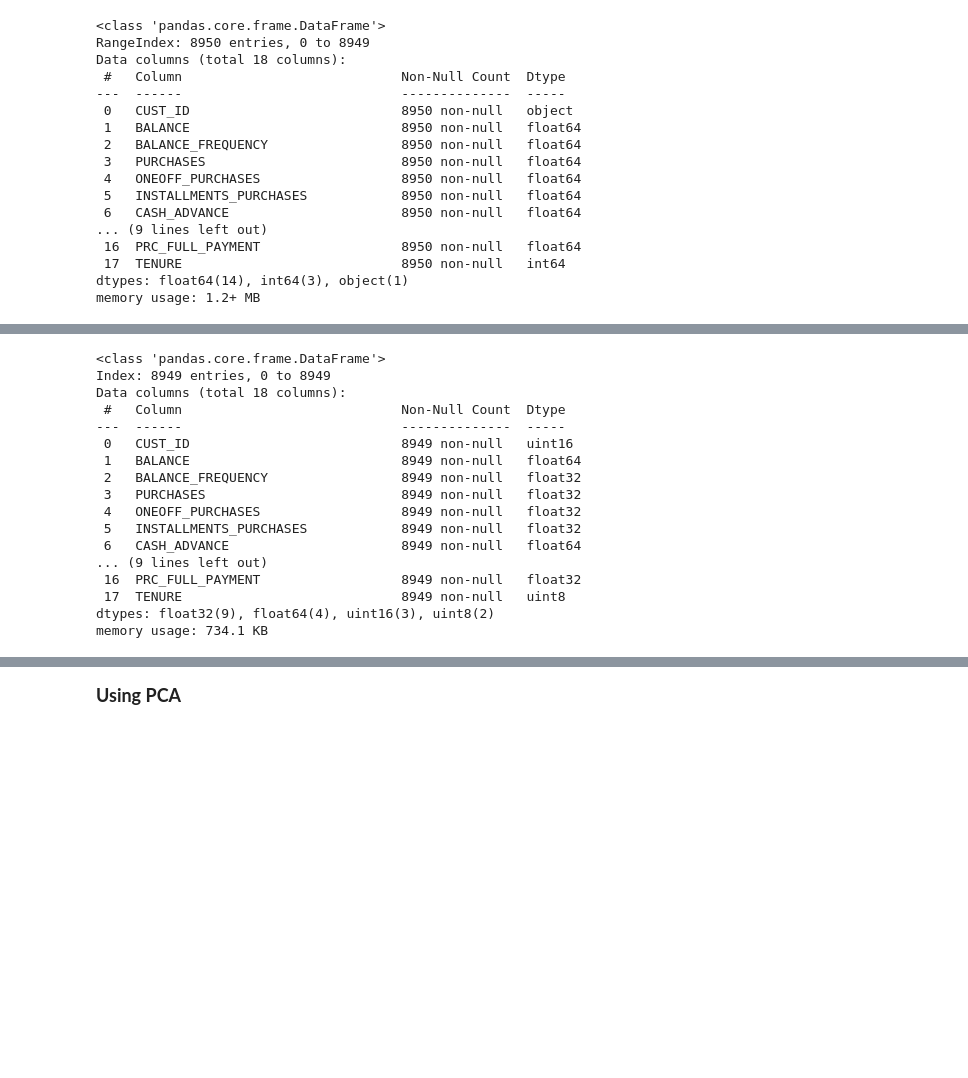
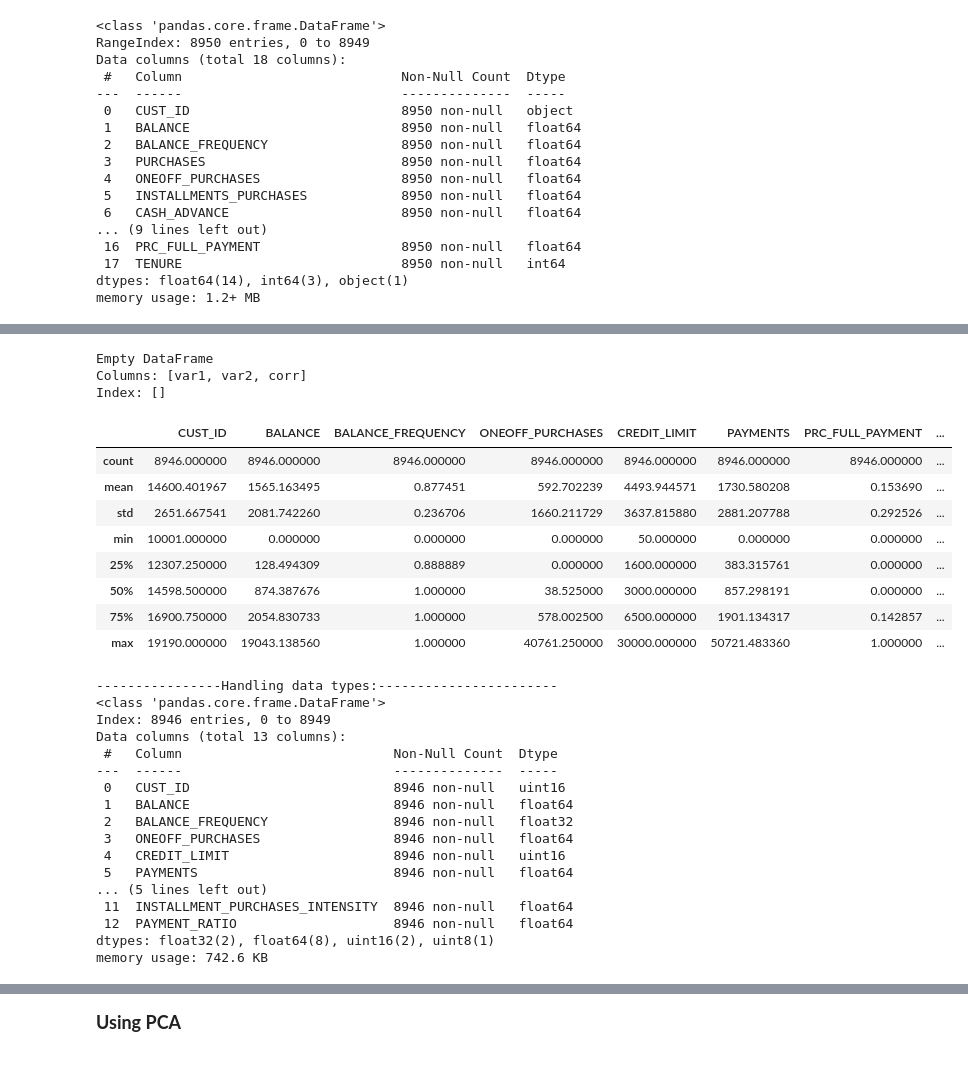
Before and after one commit to inesbchainho/ML_unsupervized_learning_26, a Jupyter notebook: Main_Notebook.ipynb, the cells around one changed output, grey strips where cells are left out. Saved outputs shown, nothing was run; the diff lists cells and outputs as text; code cells hidden in the pictures; blank space fills up the shorter version.

```diff
--- a/Main_Notebook.ipynb
+++ b/Main_Notebook.ipynb
@@ -172,0 +109,10 @@ True
+# %%
+print("----------------Incoherence Checking:-----------------------")
+print(data_droped[(data_droped["PURCHASES_TRX"] == 0) & (data_droped["PURCHASES"] != 0)][["CUST_ID", "PURCHASES"]])
+data_droped.drop(data_droped[data_droped["CUST_ID"].isin([11506, 13691, 14622])].index, inplace = True)
+print(data_droped[(data_droped["PURCHASES_TRX"] == 0) & (data_droped["PURCHASES"] != 0)])
+print(data_droped[(data_droped["CASH_ADVANCE_TRX"] == 0) & (data_droped["CASH_ADVANCE"] != 0)][["CUST_ID", "CASH_ADVANCE"]])
+print(data_droped[(data_droped["MINIMUM_PAYMENTS"] == 0)])
+print(len(data_droped[(data_droped["MINIMUM_PAYMENTS"] > data_droped["PAYMENTS"])][["CUST_ID", "PAYMENTS", "MINIMUM_PAYMENTS"]]))
+print(f"This represents ~{round(len(data_droped[(data_droped['MINIMUM_PAYMENTS'] > data_droped['PAYMENTS'])]) / len(data_droped) * 100, 2)}% of the data, suggesting revolving debt or partial payment behavior, which is common in credit card usage.")
+print(data_droped[(data_droped.select_dtypes(include='number') < 0).any(axis=1)])
@@ -173,11 +189,31 @@ True
+# %%
+corr_matrix = data_droped.corr(method = 'spearman').abs()
+high_corr = corr_matrix.where(np.triu(np.ones(corr_matrix.shape), k = 1).astype(bool))
+readable = (high_corr.stack().reset_index().rename(columns = {'level_0': 'var1', 'level_1': 'var2', 0: 'corr'}))
+high_pairs = readable[readable['corr'] > threshold]
+print(high_pairs)
+# %% [output]
+Empty DataFrame
+Columns: [var1, var2, corr]
+Index: []
+# %%
+data_droped.describe()
+# %% [output]
+|  | CUST_ID | BALANCE | BALANCE_FREQUENCY | ONEOFF_PURCHASES | CREDIT_LIMIT | PAYMENTS | PRC_FULL_PAYMENT | ... |
+| count | 8946.000000 | 8946.000000 | 8946.000000 | 8946.000000 | 8946.000000 | 8946.000000 | 8946.000000 | ... |
+| mean | 14600.401967 | 1565.163495 | 0.877451 | 592.702239 | 4493.944571 | 1730.580208 | 0.153690 | ... |
+| std | 2651.667541 | 2081.742260 | 0.236706 | 1660.211729 | 3637.815880 | 2881.207788 | 0.292526 | ... |
+| min | 10001.000000 | 0.000000 | 0.000000 | 0.000000 | 50.000000 | 0.000000 | 0.000000 | ... |
+| 25% | 12307.250000 | 128.494309 | 0.888889 | 0.000000 | 1600.000000 | 383.315761 | 0.000000 | ... |
+| 50% | 14598.500000 | 874.387676 | 1.000000 | 38.525000 | 3000.000000 | 857.298191 | 0.000000 | ... |
+| 75% | 16900.750000 | 2054.830733 | 1.000000 | 578.002500 | 6500.000000 | 1901.134317 | 0.142857 | ... |
+| max | 19190.000000 | 19043.138560 | 1.000000 | 40761.250000 | 30000.000000 | 50721.483360 | 1.000000 | ... |
 # %%
-data_droped["CUST_ID"] = data_droped["CUST_ID"].str[1:]
-data_droped["CUST_ID"] = pd.to_numeric(data_droped["CUST_ID"])
+print("----------------Handling data types:-----------------------")
 # Float16: exp <=4, decimal digits <=3; Float32: exp <=38, decimal digits <=7; Float64: exp <=308, decimal digits <=16.
-cols_to_uint8 = ['CASH_ADVANCE_TRX', 'TENURE']
-cols_to_uint16 = ['CUST_ID', 'PURCHASES_TRX', 'CREDIT_LIMIT']
-cols_to_float32 = ['BALANCE_FREQUENCY', 'PURCHASES', 'ONEOFF_PURCHASES', 'INSTALLMENTS_PURCHASES', 'PURCHASES_FREQUENCY', 'ONEOFF_PURCHASES_FREQUENCY',
-                   'PURCHASES_INSTALLMENTS_FREQUENCY', 'CASH_ADVANCE_FREQUENCY', 'PRC_FULL_PAYMENT']
+cols_to_uint8 = ['TENURE']
+cols_to_uint16 = ['CUST_ID', 'CREDIT_LIMIT']
+cols_to_float32 = ['BALANCE_FREQUENCY', 'PRC_FULL_PAYMENT']
 for col in cols_to_uint8:
     data_droped[col] = data_droped[col].astype('uint8')
 for col in cols_to_uint16:
@@ -187,23 +223,23 @@ for col in cols_to_float32:
 
 data_droped.info()
 # %% [output]
+----------------Handling data types:-----------------------
 <class 'pandas.core.frame.DataFrame'>
-Index: 8949 entries, 0 to 8949
-Data columns (total 18 columns):
- #   Column                            Non-Null Count  Dtype
----  ------                            --------------  -----
- 0   CUST_ID                           8949 non-null   uint16
- 1   BALANCE                           8949 non-null   float64
- 2   BALANCE_FREQUENCY                 8949 non-null   float32
- 3   PURCHASES                         8949 non-null   float32
- 4   ONEOFF_PURCHASES                  8949 non-null   float32
- 5   INSTALLMENTS_PURCHASES            8949 non-null   float32
- 6   CASH_ADVANCE                      8949 non-null   float64
-... (9 lines left out)
- 16  PRC_FULL_PAYMENT                  8949 non-null   float32
- 17  TENURE                            8949 non-null   uint8
-dtypes: float32(9), float64(4), uint16(3), uint8(2)
-memory usage: 734.1 KB
+Index: 8946 entries, 0 to 8949
+Data columns (total 13 columns):
+ #   Column                           Non-Null Count  Dtype
+---  ------                           --------------  -----
+ 0   CUST_ID                          8946 non-null   uint16
+ 1   BALANCE                          8946 non-null   float64
+ 2   BALANCE_FREQUENCY                8946 non-null   float32
+ 3   ONEOFF_PURCHASES                 8946 non-null   float64
+ 4   CREDIT_LIMIT                     8946 non-null   uint16
+ 5   PAYMENTS                         8946 non-null   float64
+... (5 lines left out)
+ 11  INSTALLMENT_PURCHASES_INTENSITY  8946 non-null   float64
+ 12  PAYMENT_RATIO                    8946 non-null   float64
+dtypes: float32(2), float64(8), uint16(2), uint8(1)
+memory usage: 742.6 KB
 # %%
 print("----------------Handling outliers:-----------------------")
 print("There are no negative balances or impossible values, so we will not delete any observations.")
```
Also changed, not shown: parts of 23 cells of this notebook, 1 other file.
